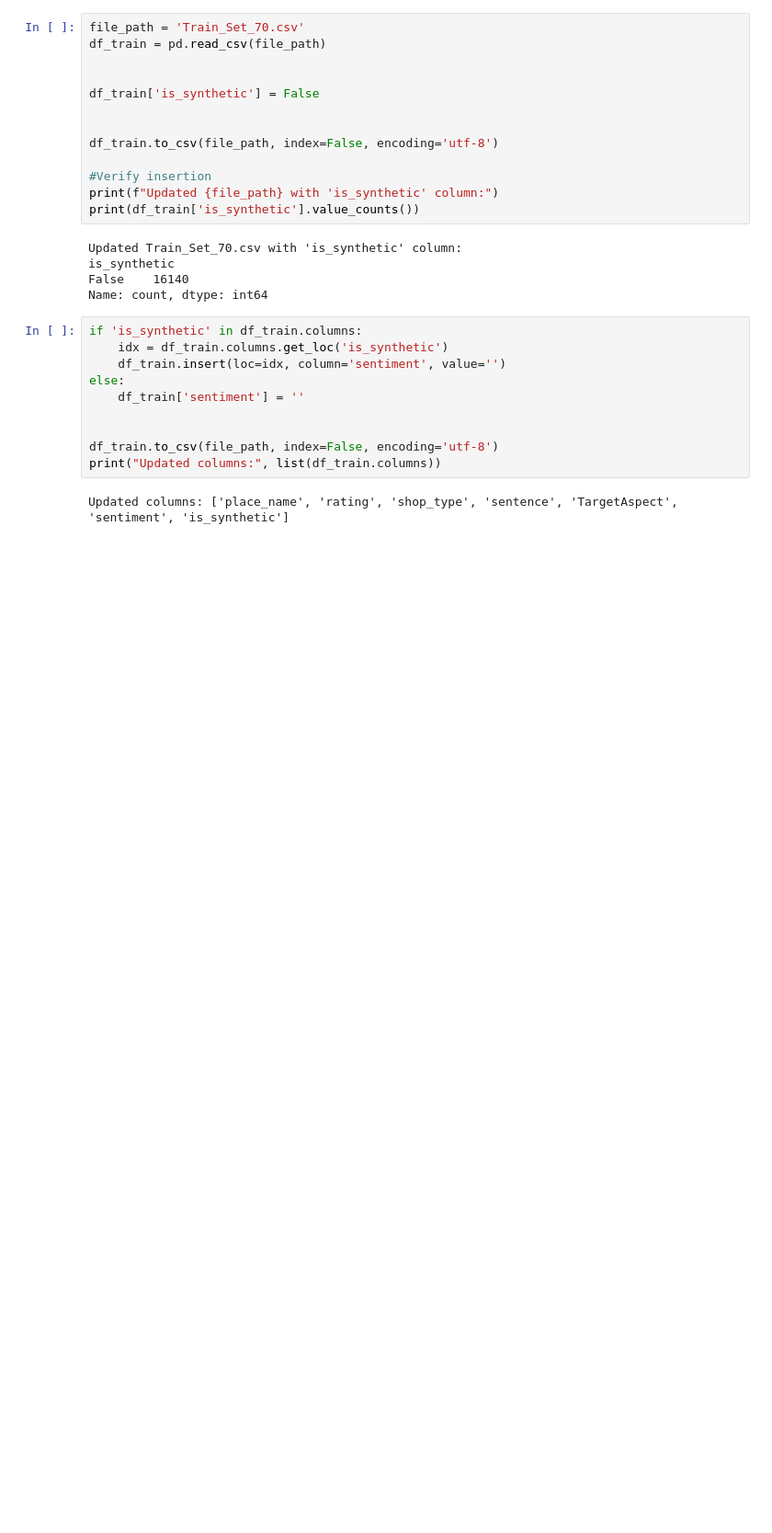
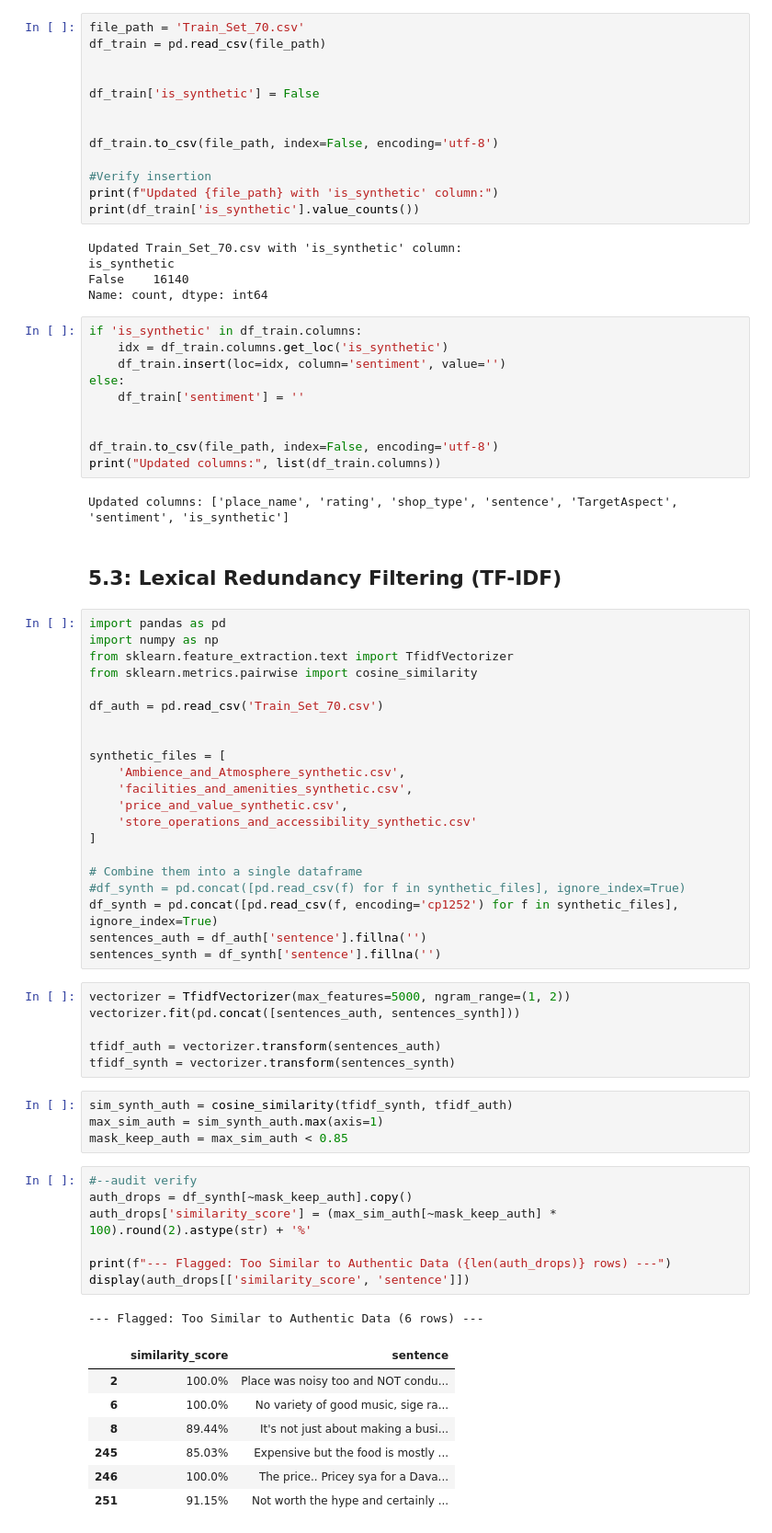
Before and after one commit to z-sulit/Thesis-Project-Aspect-Based-Sentiment-Analysis, a Jupyter notebook: _5_Targeted_Synthetic_Data_Augmentation/Data_augmentation.ipynb, the cells around one changed output. Shown at 92% size. Drawn from its saved outputs; the diff is of its cells as text; blank space fills up the shorter version.

```diff
--- a/_5_Targeted_Synthetic_Data_Augmentation/Data_augmentation.ipynb
+++ b/_5_Targeted_Synthetic_Data_Augmentation/Data_augmentation.ipynb
@@ -342,3 +342,52 @@ df_train.to_csv(file_path, index=False, encoding='utf-8')
 print("Updated columns:", list(df_train.columns))
 # %% [output]
 Updated columns: ['place_name', 'rating', 'shop_type', 'sentence', 'TargetAspect', 'sentiment', 'is_synthetic']
+# %% [markdown]
+## 5.3: Lexical Redundancy Filtering (TF-IDF)
+# %%
+import pandas as pd
+import numpy as np
+from sklearn.feature_extraction.text import TfidfVectorizer
+from sklearn.metrics.pairwise import cosine_similarity
+
+df_auth = pd.read_csv('Train_Set_70.csv')
+
+
+synthetic_files = [
+    'Ambience_and_Atmosphere_synthetic.csv',
+    'facilities_and_amenities_synthetic.csv',
+    'price_and_value_synthetic.csv',
+    'store_operations_and_accessibility_synthetic.csv'
+]
+
+# Combine them into a single dataframe
+#df_synth = pd.concat([pd.read_csv(f) for f in synthetic_files], ignore_index=True)
+df_synth = pd.concat([pd.read_csv(f, encoding='cp1252') for f in synthetic_files], ignore_index=True)
+sentences_auth = df_auth['sentence'].fillna('')
+sentences_synth = df_synth['sentence'].fillna('')
+# %%
+vectorizer = TfidfVectorizer(max_features=5000, ngram_range=(1, 2))
+vectorizer.fit(pd.concat([sentences_auth, sentences_synth]))
+
+tfidf_auth = vectorizer.transform(sentences_auth)
+tfidf_synth = vectorizer.transform(sentences_synth)
+# %%
+sim_synth_auth = cosine_similarity(tfidf_synth, tfidf_auth)
+max_sim_auth = sim_synth_auth.max(axis=1)
+mask_keep_auth = max_sim_auth < 0.85
+# %%
+#--audit verify
+auth_drops = df_synth[~mask_keep_auth].copy()
+auth_drops['similarity_score'] = (max_sim_auth[~mask_keep_auth] * 100).round(2).astype(str) + '%'
+
+print(f"--- Flagged: Too Similar to Authentic Data ({len(auth_drops)} rows) ---")
+display(auth_drops[['similarity_score', 'sentence']])
+# %% [output]
+--- Flagged: Too Similar to Authentic Data (6 rows) ---
+|  | similarity_score | sentence |
+| 2 | 100.0% | Place was noisy too and NOT condu... |
+| 6 | 100.0% | No variety of good music, sige ra... |
+| 8 | 89.44% | It's not just about making a busi... |
+| 245 | 85.03% | Expensive but the food is mostly ... |
+| 246 | 100.0% | The price.. Pricey sya for a Dava... |
+| 251 | 91.15% | Not worth the hype and certainly ... |
```
Also changed, not shown: parts of 3 cells of this notebook, 2 other files.
